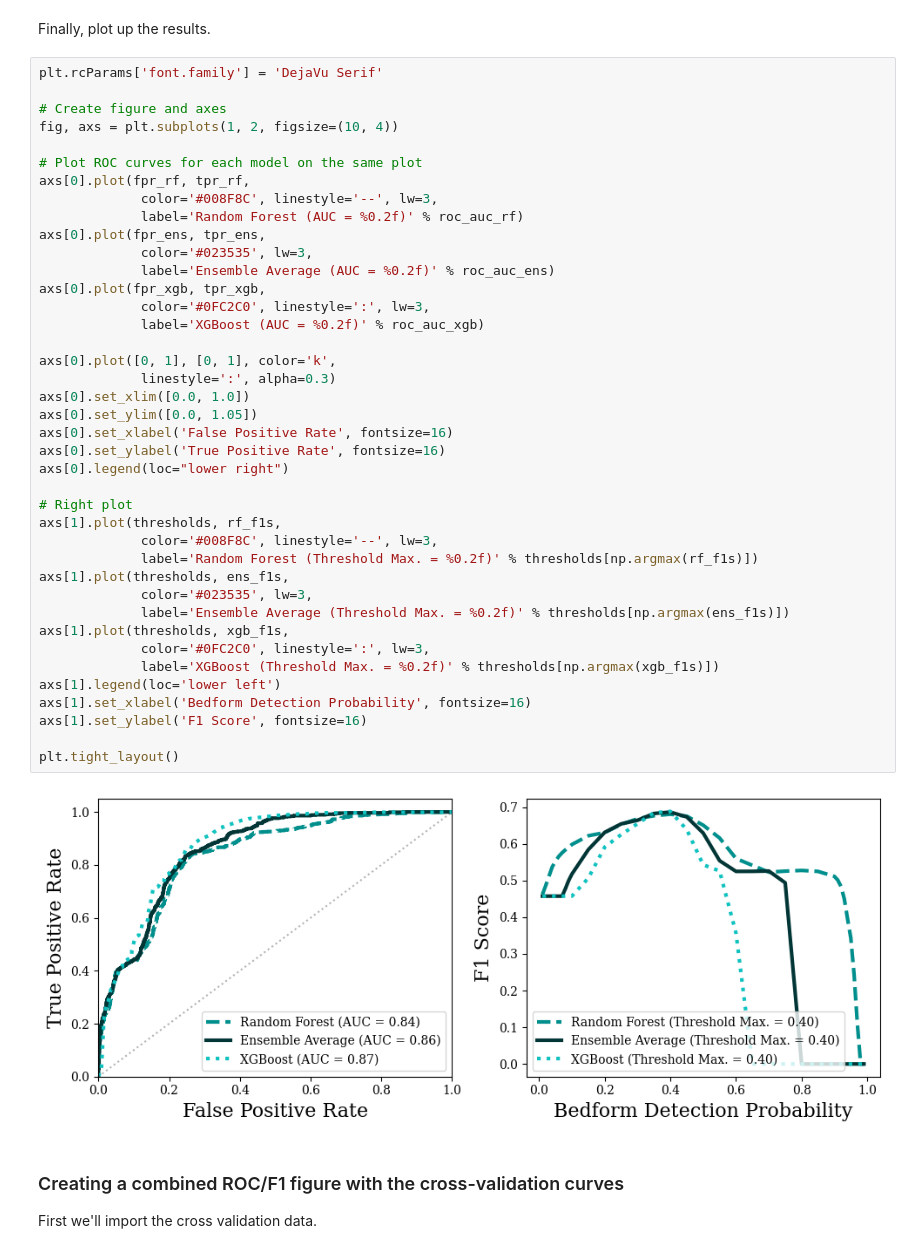
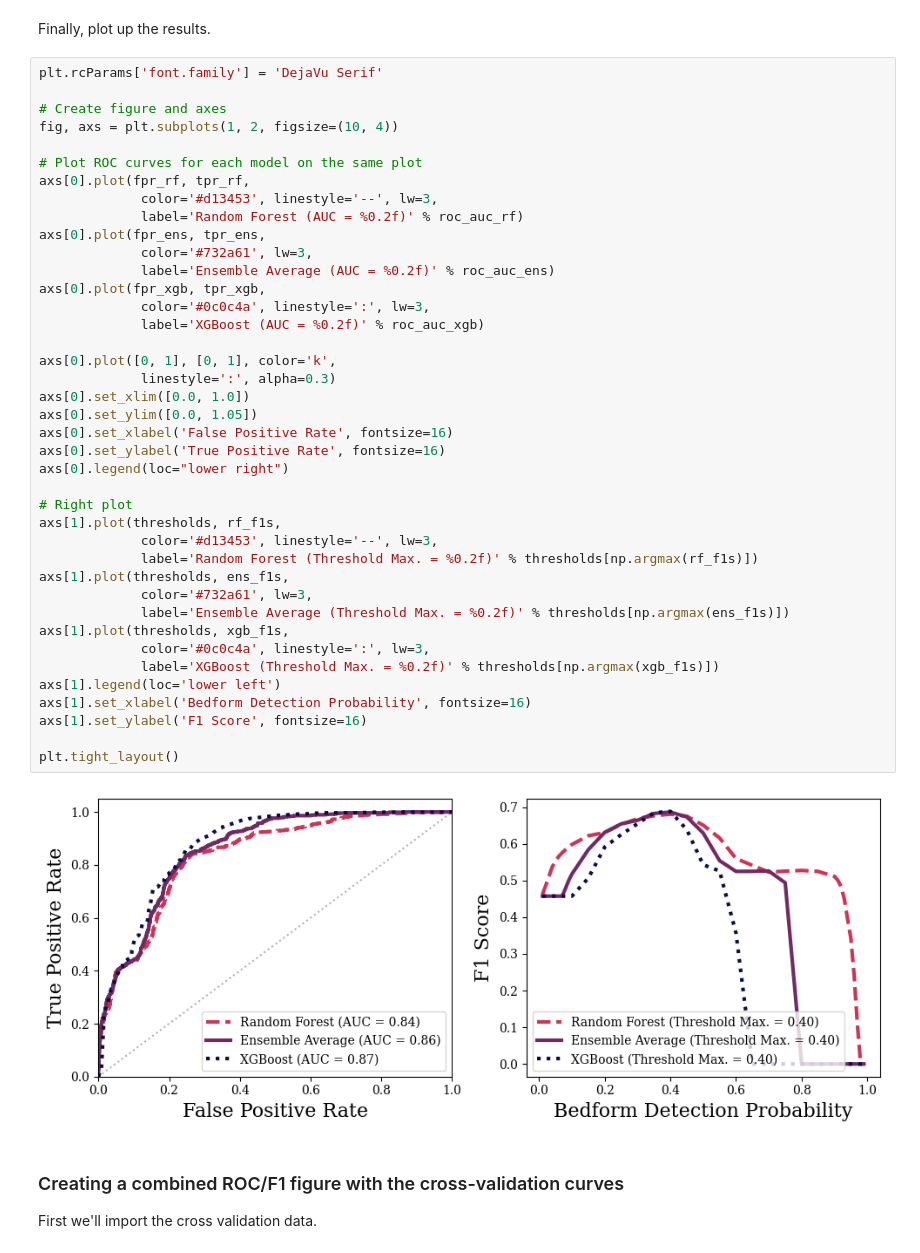
Before and after one commit to elliesch/bedfinder, a Jupyter notebook: notebooks/newdata_applications.ipynb, the cells around one changed output. Drawn from its saved outputs; the diff is of its cells as text.

Commit message:
fix: updated fig colors

```diff
--- a/notebooks/newdata_applications.ipynb
+++ b/notebooks/newdata_applications.ipynb
@@ -249,40 +245,40 @@ fig, axs = plt.subplots(1, 2, figsize=(10, 4))
 
 # Plot ROC curves for each model on the same plot
 axs[0].plot(fpr_rf, tpr_rf,
-             color='#008F8C', linestyle='--', lw=3,
+             color='#d13453', linestyle='--', lw=3,
              label='Random Forest (AUC = %0.2f)' % roc_auc_rf)
 axs[0].plot(fpr_ens, tpr_ens,
-             color='#023535', lw=3,
+             color='#732a61', lw=3,
              label='Ensemble Average (AUC = %0.2f)' % roc_auc_ens)
 axs[0].plot(fpr_xgb, tpr_xgb,
-             color='#0FC2C0', linestyle=':', lw=3,
+             color='#0c0c4a', linestyle=':', lw=3,
              label='XGBoost (AUC = %0.2f)' % roc_auc_xgb)
 
 axs[0].plot([0, 1], [0, 1], color='k',
              linestyle=':', alpha=0.3)
 axs[0].set_xlim([0.0, 1.0])
 axs[0].set_ylim([0.0, 1.05])
 axs[0].set_xlabel('False Positive Rate', fontsize=16)
 axs[0].set_ylabel('True Positive Rate', fontsize=16)
 axs[0].legend(loc="lower right")
 
 # Right plot
 axs[1].plot(thresholds, rf_f1s,
-             color='#008F8C', linestyle='--', lw=3,
+             color='#d13453', linestyle='--', lw=3,
              label='Random Forest (Threshold Max. = %0.2f)' % thresholds[np.argmax(rf_f1s)])
 axs[1].plot(thresholds, ens_f1s,
-             color='#023535', lw=3,
+             color='#732a61', lw=3,
              label='Ensemble Average (Threshold Max. = %0.2f)' % thresholds[np.argmax(ens_f1s)])
 axs[1].plot(thresholds, xgb_f1s,
-             color='#0FC2C0', linestyle=':', lw=3,
+             color='#0c0c4a', linestyle=':', lw=3,
              label='XGBoost (Threshold Max. = %0.2f)' % thresholds[np.argmax(xgb_f1s)])
 axs[1].legend(loc='lower left')
 axs[1].set_xlabel('Bedform Detection Probability', fontsize=16)
 axs[1].set_ylabel('F1 Score', fontsize=16)
 
 plt.tight_layout()
 # %% [output]
-[figure, old version]
+[figure, new version]
 # %% [markdown]
 ### Creating a combined ROC/F1 figure with the cross-validation curves
 
```
Also changed, not shown: parts of 2 cells of this notebook.
